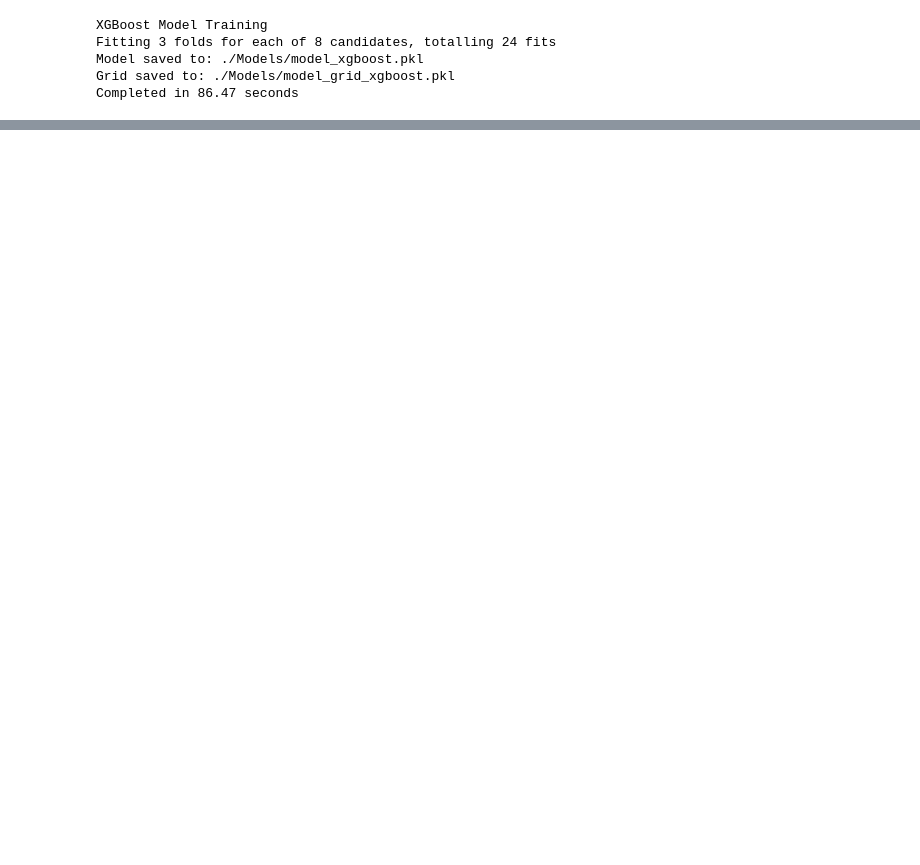
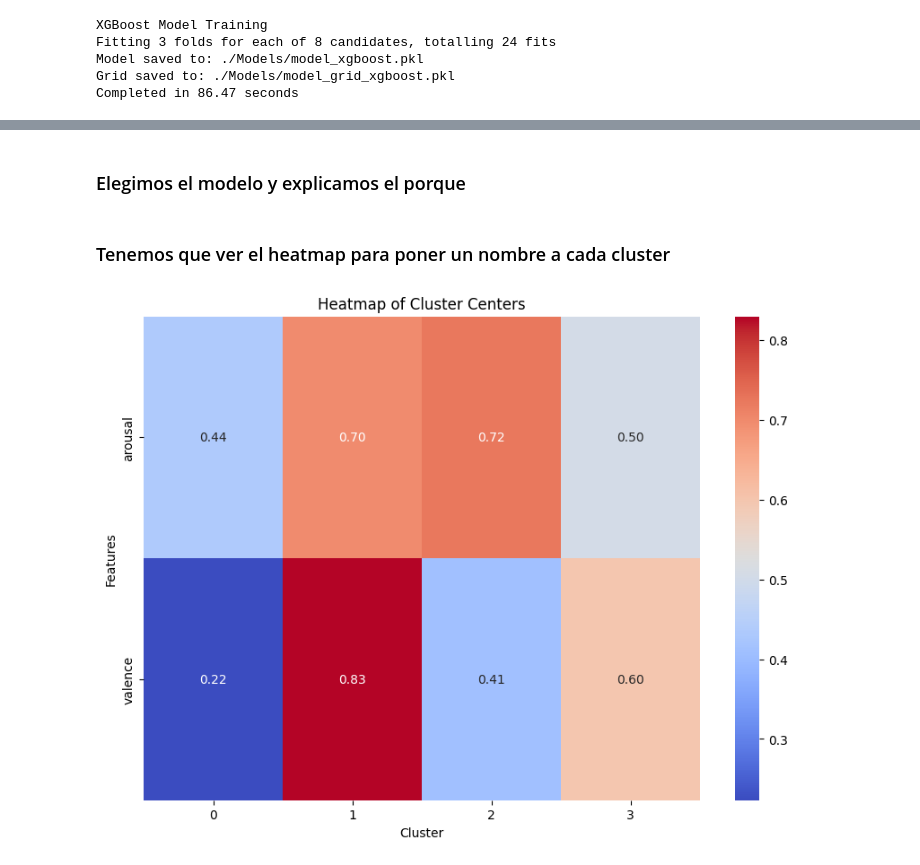
Before and after one commit to algond123/ProyectoFinal_BDML14, a Jupyter notebook: proyectoExplicadoCode.ipynb, the cells around one changed output, grey strips where cells are left out. Saved outputs shown, nothing was run; the diff lists cells and outputs as text; code cells hidden in the pictures; blank space fills up the shorter version.

```diff
--- a/proyectoExplicadoCode.ipynb
+++ b/proyectoExplicadoCode.ipynb
@@ -771,0 +910,2 @@ Hist Gradient Boost             0.99752        0.99756
+# %% [markdown]
+### Elegimos el modelo y explicamos el porque
@@ -771,0 +915,22 @@ Hist Gradient Boost             0.99752        0.99756
+# %% [markdown]
+### Tenemos que ver el heatmap para poner un nombre a cada cluster
+# %%
+# Load the data
+data_scaled_labeled = joblib.load(data_scaled_labeled_pkl)
+
+# Plotting the heatmap of the clusters first (based on mood)
+plt.figure(figsize=(10, 7))
+
+# Group by the 'mood' column and calculate the mean for each cluster (feature-wise)
+# Transpose the result for better visualization (features as rows, clusters as columns)
+sns.heatmap(data_scaled_labeled.groupby('mood').mean().T, annot=True, cmap='coolwarm', fmt=".2f")
+
+# Adding labels and title
+plt.title('Heatmap of Cluster Centers')
+plt.ylabel('Features')
+plt.xlabel('Cluster')
+
+# Show the plot
+plt.show()
+# %% [output]
+[figure, added]
```
Also changed, not shown: parts of 30 cells of this notebook, 1 other file.
